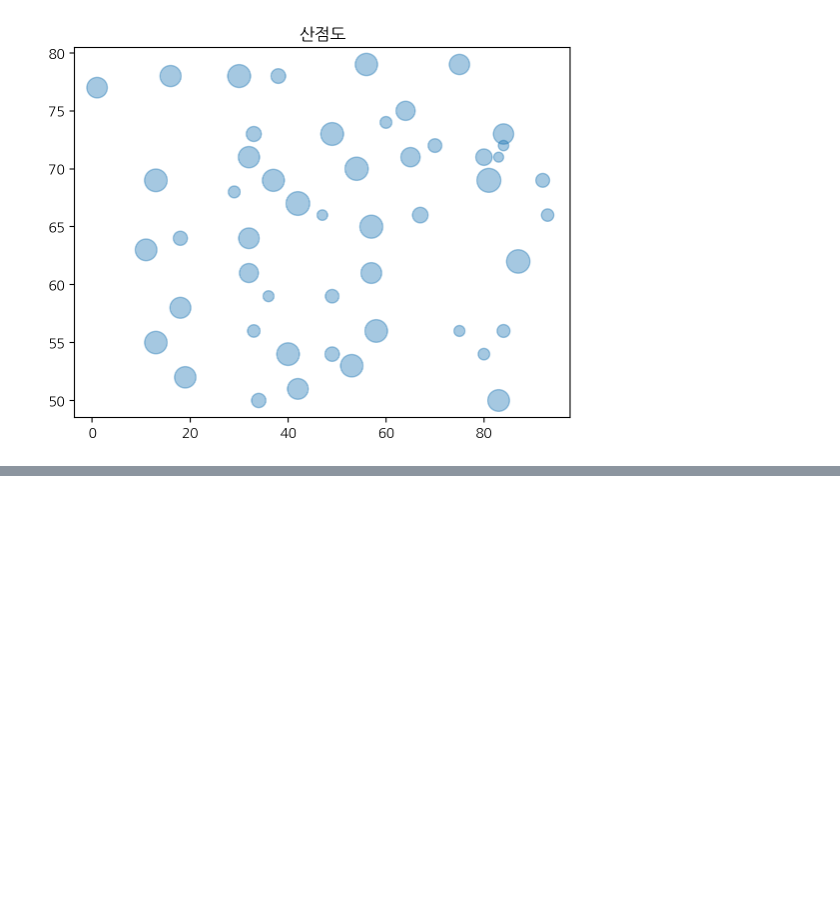
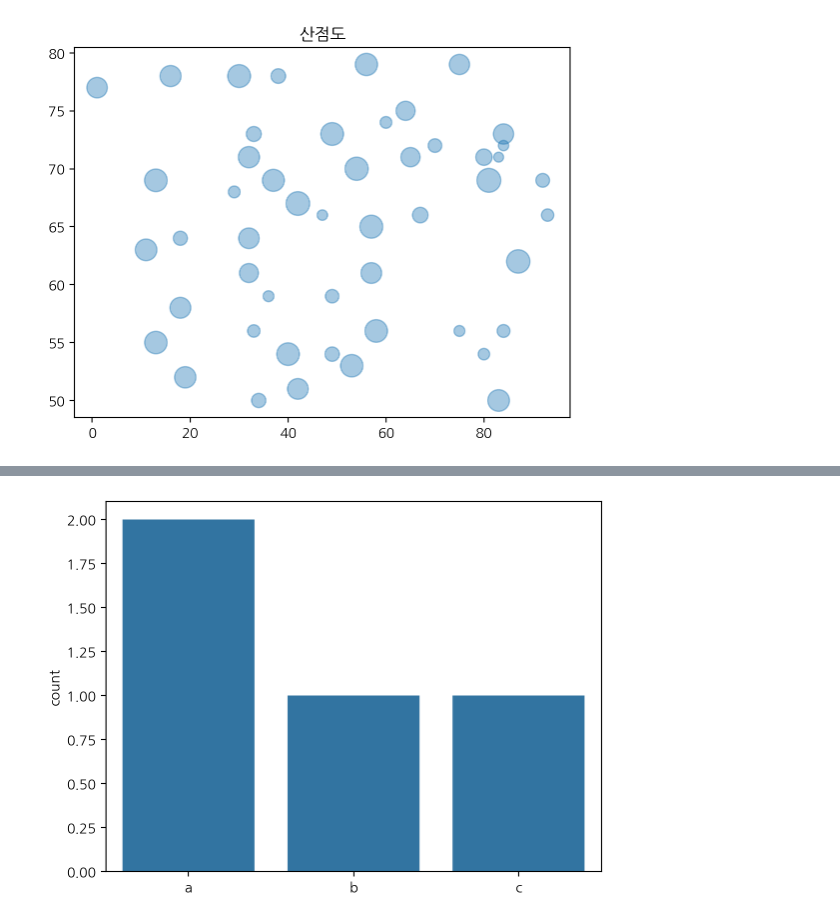
Before and after one commit to byeol0211/2023-A-DA, a Jupyter notebook: inclass/01w_0312_tue_bigdata_basic.ipynb, the cells around one changed output, grey strips where cells are left out. Drawn from its saved outputs; the diff is of its cells as text; code cells hidden in the pictures; blank space fills up the shorter version.

```diff
--- a/inclass/01w_0312_tue_bigdata_basic.ipynb
+++ b/inclass/01w_0312_tue_bigdata_basic.ipynb
@@ -82,0 +95,5 @@ plt.title('산점도');
+# %%
+import seaborn as sns
+sns.countplot(x = var);
+# %% [output]
+[figure, added]
```
Also changed, not shown: parts of 6 cells of this notebook.
